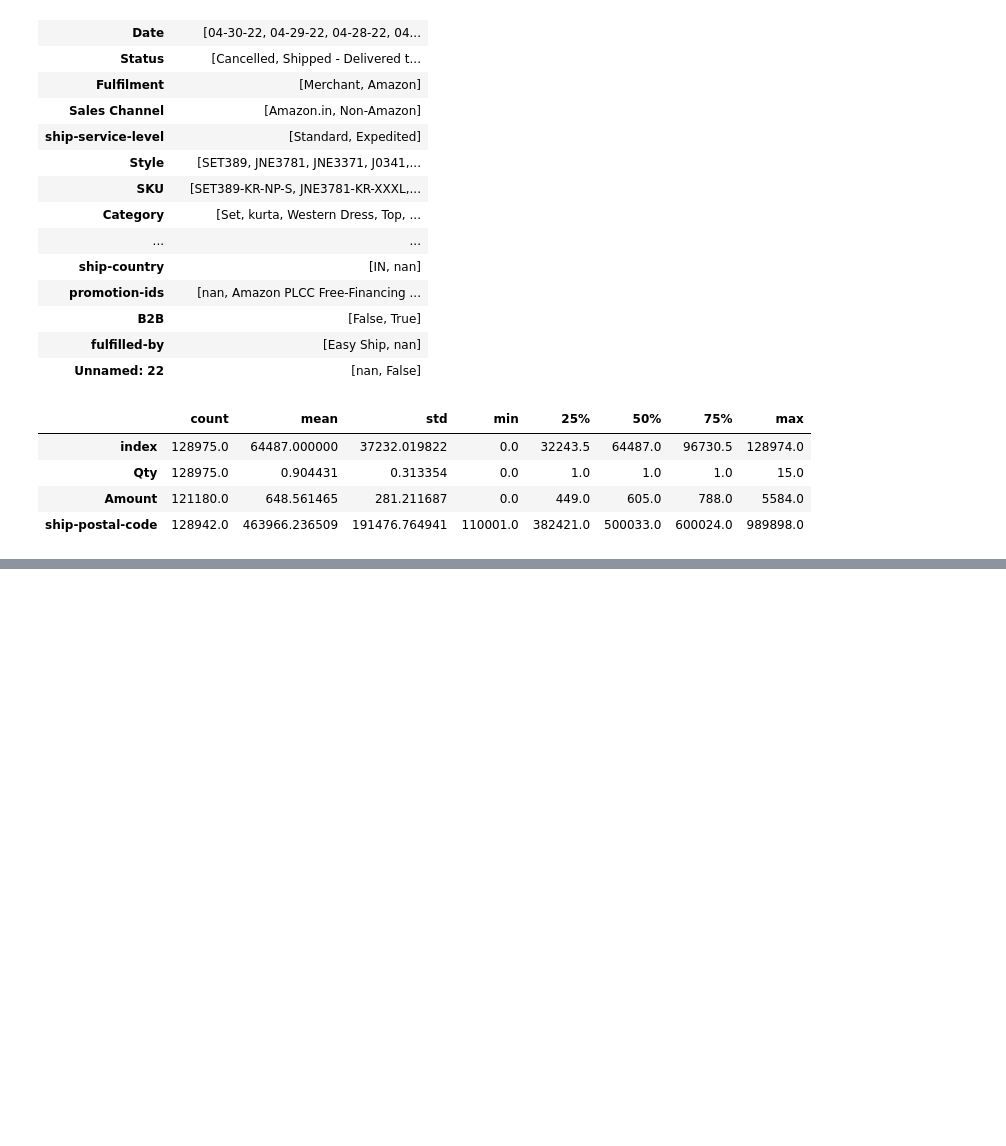
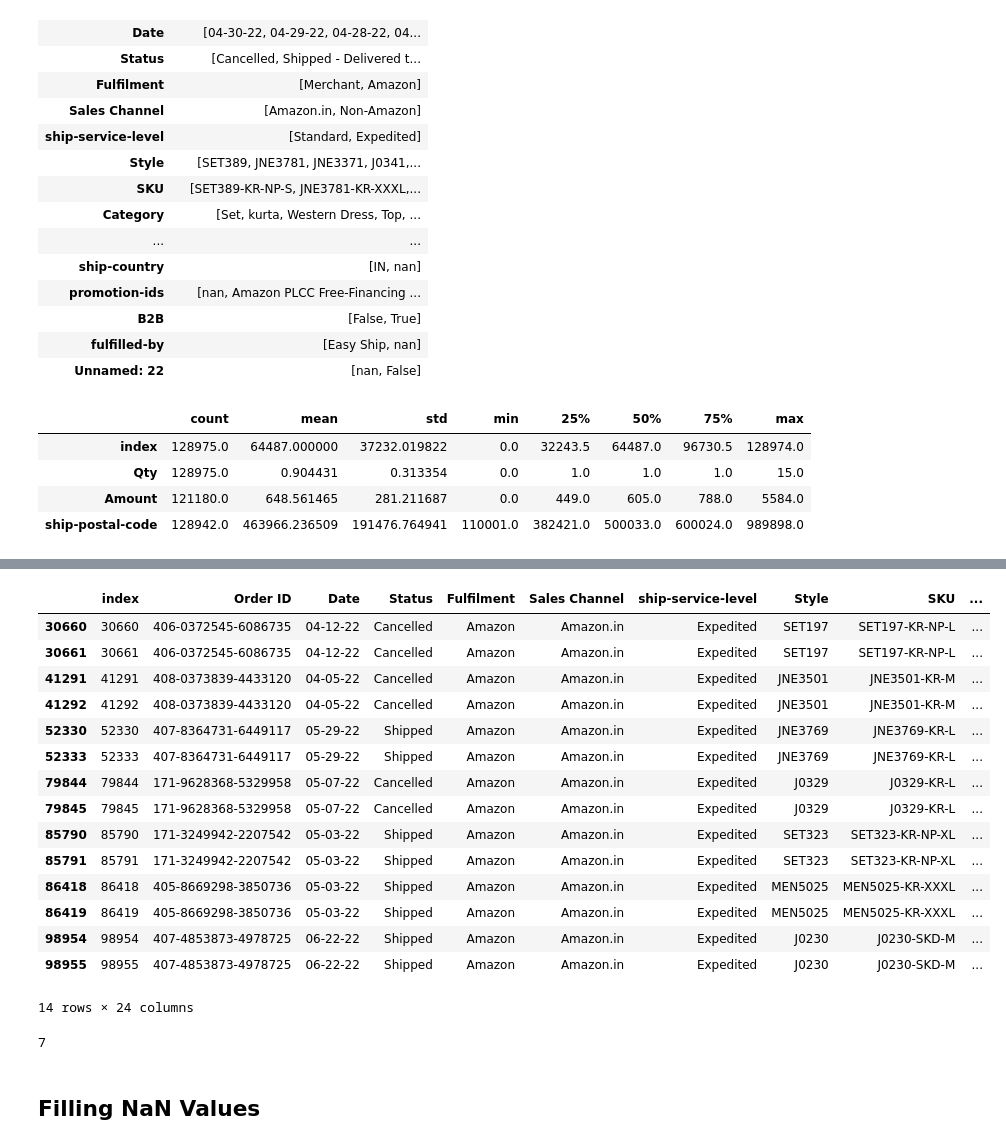
Before and after one commit to CC-Sev/E-Commerce-Sales-Dataset-Analysis, a Jupyter notebook: amazon_sales_data.ipynb, the cells around one changed output, grey strips where cells are left out. Drawn from its saved outputs; the diff is of its cells as text; code cells hidden in the pictures; blank space fills up the shorter version.

```diff
--- a/amazon_sales_data.ipynb
+++ b/amazon_sales_data.ipynb
@@ -144,0 +189,23 @@ df.describe()
+# %%
+df[df.duplicated(['Order ID', 'ASIN'],keep=False)]
+# %% [output]
+|  | index | Order ID | Date | Status | Fulfilment | Sales Channel | ship-service-level | Style | SKU | ... |
+| 30660 | 30660 | 406-0372545-6086735 | 04-12-22 | Cancelled | Amazon | Amazon.in | Expedited | SET197 | SET197-KR-NP-L | ... |
+| 30661 | 30661 | 406-0372545-6086735 | 04-12-22 | Cancelled | Amazon | Amazon.in | Expedited | SET197 | SET197-KR-NP-L | ... |
+| 41291 | 41291 | 408-0373839-4433120 | 04-05-22 | Cancelled | Amazon | Amazon.in | Expedited | JNE3501 | JNE3501-KR-M | ... |
+| 41292 | 41292 | 408-0373839-4433120 | 04-05-22 | Cancelled | Amazon | Amazon.in | Expedited | JNE3501 | JNE3501-KR-M | ... |
+| 52330 | 52330 | 407-8364731-6449117 | 05-29-22 | Shipped | Amazon | Amazon.in | Expedited | JNE3769 | JNE3769-KR-L | ... |
+| 52333 | 52333 | 407-8364731-6449117 | 05-29-22 | Shipped | Amazon | Amazon.in | Expedited | JNE3769 | JNE3769-KR-L | ... |
+| 79844 | 79844 | 171-9628368-5329958 | 05-07-22 | Cancelled | Amazon | Amazon.in | Expedited | J0329 | J0329-KR-L | ... |
+| 79845 | 79845 | 171-9628368-5329958 | 05-07-22 | Cancelled | Amazon | Amazon.in | Expedited | J0329 | J0329-KR-L | ... |
+| 85790 | 85790 | 171-3249942-2207542 | 05-03-22 | Shipped | Amazon | Amazon.in | Expedited | SET323 | SET323-KR-NP-XL | ... |
+| 85791 | 85791 | 171-3249942-2207542 | 05-03-22 | Shipped | Amazon | Amazon.in | Expedited | SET323 | SET323-KR-NP-XL | ... |
+| 86418 | 86418 | 405-8669298-3850736 | 05-03-22 | Shipped | Amazon | Amazon.in | Expedited | MEN5025 | MEN5025-KR-XXXL | ... |
+| 86419 | 86419 | 405-8669298-3850736 | 05-03-22 | Shipped | Amazon | Amazon.in | Expedited | MEN5025 | MEN5025-KR-XXXL | ... |
+| 98954 | 98954 | 407-4853873-4978725 | 06-22-22 | Shipped | Amazon | Amazon.in | Expedited | J0230 | J0230-SKD-M | ... |
+| 98955 | 98955 | 407-4853873-4978725 | 06-22-22 | Shipped | Amazon | Amazon.in | Expedited | J0230 | J0230-SKD-M | ... |
+14 rows × 24 columns
+# %%
+len(df) - len(df.drop_duplicates(['Order ID', 'ASIN']))
+# %% [output]
+7
@@ -144,0 +214,2 @@ df.describe()
+# %% [markdown]
+## Filling NaN Values
```
Also changed, not shown: parts of 36 cells of this notebook.
